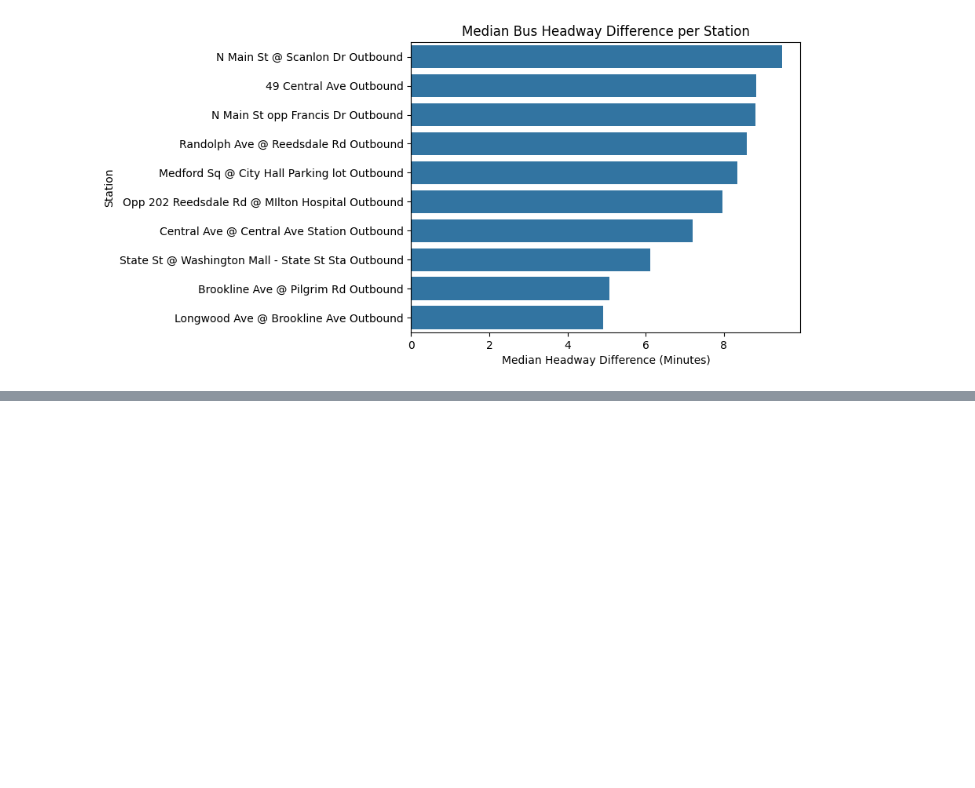
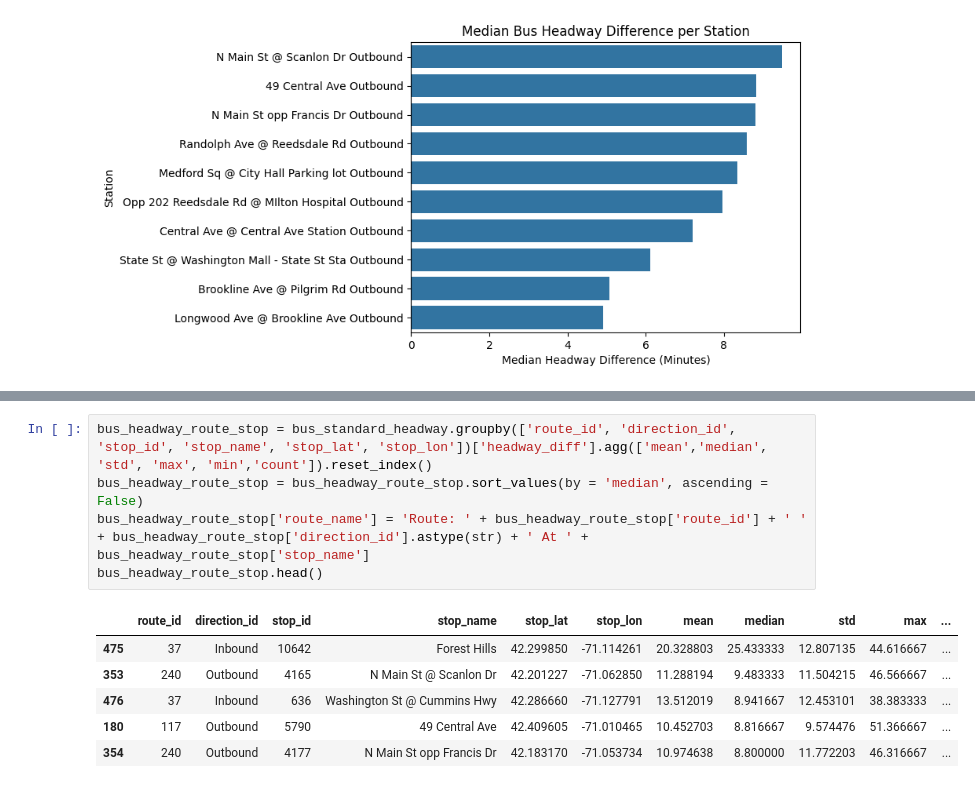
Before and after one commit to kevin-r-murphy/BA888-MBTA, a Jupyter notebook: MBTA_Bus.ipynb, the cells around one changed output, grey strips where cells are left out. Drawn from its saved outputs; the diff is of its cells as text; blank space fills up the shorter version.

```diff
--- a/MBTA_Bus.ipynb
+++ b/MBTA_Bus.ipynb
@@ -284,0 +331,12 @@ fig.show()
+# %%
+bus_headway_route_stop = bus_standard_headway.groupby(['route_id', 'direction_id', 'stop_id', 'stop_name', 'stop_lat', 'stop_lon'])['headway_diff'].agg(['mean','median', 'std', 'max', 'min','count']).reset_index()
+bus_headway_route_stop = bus_headway_route_stop.sort_values(by = 'median', ascending = False)
+bus_headway_route_stop['route_name'] = 'Route: ' + bus_headway_route_stop['route_id'] + ' ' + bus_headway_route_stop['direction_id'].astype(str) + ' At ' + bus_headway_route_stop['stop_name']
+bus_headway_route_stop.head()
+# %% [output]
+|  | route_id | direction_id | stop_id | stop_name | stop_lat | stop_lon | mean | median | std | max | ... |
+| 475 | 37 | Inbound | 10642 | Forest Hills | 42.299850 | -71.114261 | 20.328803 | 25.433333 | 12.807135 | 44.616667 | ... |
+| 353 | 240 | Outbound | 4165 | N Main St @ Scanlon Dr | 42.201227 | -71.062850 | 11.288194 | 9.483333 | 11.504215 | 46.566667 | ... |
+| 476 | 37 | Inbound | 636 | Washington St @ Cummins Hwy | 42.286660 | -71.127791 | 13.512019 | 8.941667 | 12.453101 | 38.383333 | ... |
+| 180 | 117 | Outbound | 5790 | 49 Central Ave | 42.409605 | -71.010465 | 10.452703 | 8.816667 | 9.574476 | 51.366667 | ... |
+| 354 | 240 | Outbound | 4177 | N Main St opp Francis Dr | 42.183170 | -71.053734 | 10.974638 | 8.800000 | 11.772203 | 46.316667 | ... |
```
Also changed, not shown: parts of 12 cells of this notebook.
